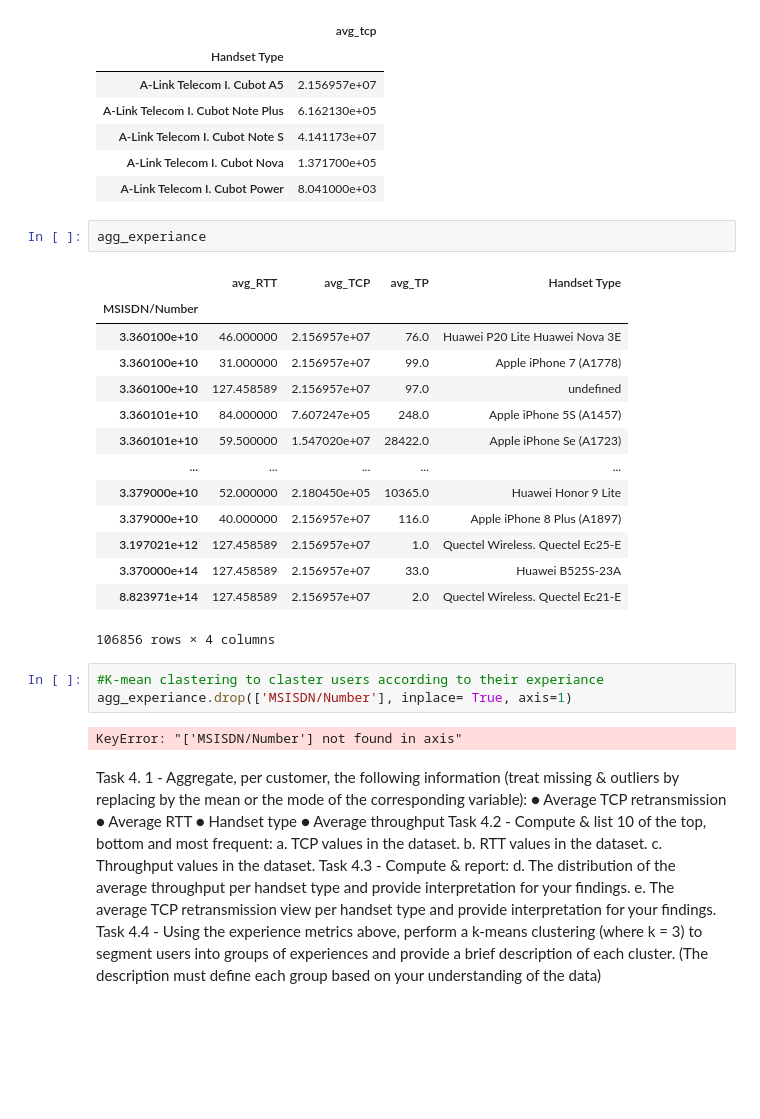
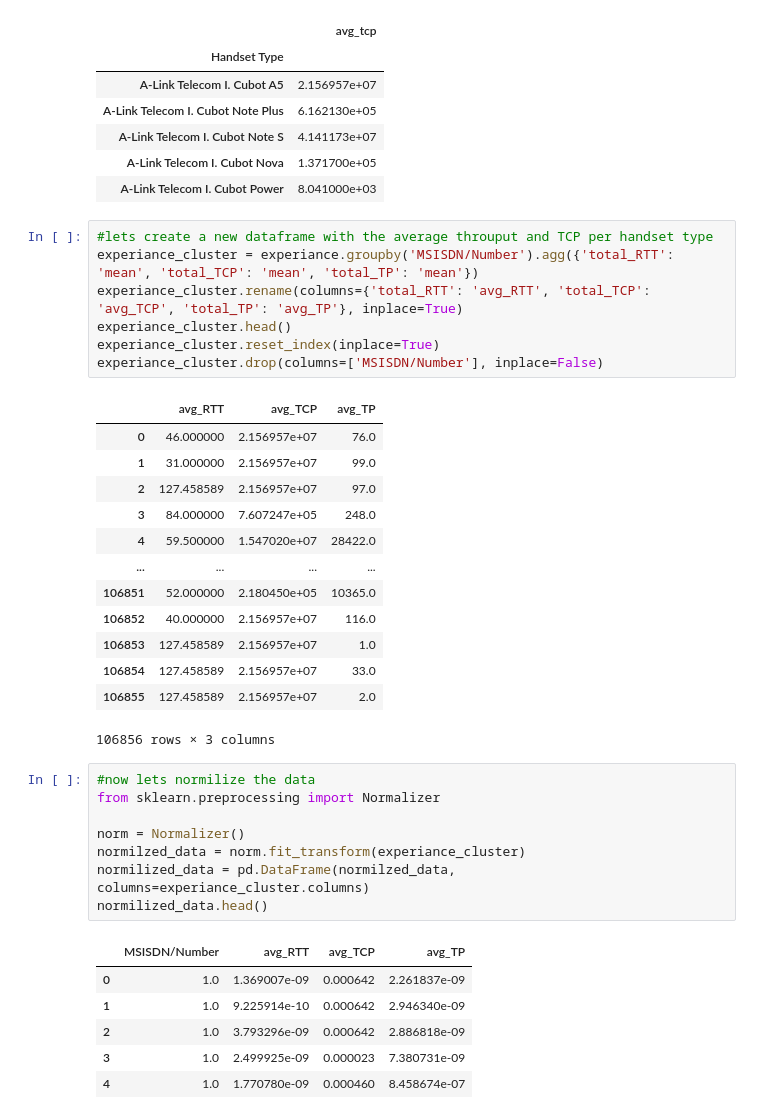
Before and after one commit to Keriii/week_1, a Jupyter notebook: notebook/User Experiance Analysis.ipynb, the cells around one changed output. Saved outputs shown, nothing was run; the diff lists cells and outputs as text; blank space fills up the shorter version.

Commit message:
Task 3.3 fixed some bugs

```diff
--- a/notebook/User Experiance Analysis.ipynb
+++ b/notebook/User Experiance Analysis.ipynb
@@ -207,39 +207,39 @@ avg_TCP_by_handset_type.head()
 | A-Link Telecom I. Cubot Note S | 4.141173e+07 |
 | A-Link Telecom I. Cubot Nova | 1.371700e+05 |
 | A-Link Telecom I. Cubot Power | 8.041000e+03 |
-# %%
-agg_experiance
-# %% [output]
-|  | avg_RTT | avg_TCP | avg_TP | Handset Type |
-| MSISDN/Number |  |  |  |  |
-| 3.360100e+10 | 46.000000 | 2.156957e+07 | 76.0 | Huawei P20 Lite Huawei Nova 3E |
-| 3.360100e+10 | 31.000000 | 2.156957e+07 | 99.0 | Apple iPhone 7 (A1778) |
-| 3.360100e+10 | 127.458589 | 2.156957e+07 | 97.0 | undefined |
-| 3.360101e+10 | 84.000000 | 7.607247e+05 | 248.0 | Apple iPhone 5S (A1457) |
-| 3.360101e+10 | 59.500000 | 1.547020e+07 | 28422.0 | Apple iPhone Se (A1723) |
-| ... | ... | ... | ... | ... |
-| 3.379000e+10 | 52.000000 | 2.180450e+05 | 10365.0 | Huawei Honor 9 Lite |
-| 3.379000e+10 | 40.000000 | 2.156957e+07 | 116.0 | Apple iPhone 8 Plus (A1897) |
-| 3.197021e+12 | 127.458589 | 2.156957e+07 | 1.0 | Quectel Wireless. Quectel Ec25-E |
-| 3.370000e+14 | 127.458589 | 2.156957e+07 | 33.0 | Huawei B525S-23A |
-| 8.823971e+14 | 127.458589 | 2.156957e+07 | 2.0 | Quectel Wireless. Quectel Ec21-E |
-106856 rows × 4 columns
-# %%
-#K-mean clastering to claster users according to their experiance
-agg_experiance.drop(['MSISDN/Number'], inplace= True, axis=1)
-# %% [output]
-KeyError: "['MSISDN/Number'] not found in axis"
-# %% [markdown]
-Task 4. 1 - Aggregate, per customer, the following information (treat missing & outliers by replacing by the mean or the mode of the corresponding variable):
-●	Average TCP retransmission
-●	Average RTT
-●	Handset type
-●	Average throughput
-Task 4.2 - Compute & list 10 of the top, bottom and most frequent:
-a.	TCP values in the dataset.
-b.	RTT values in the dataset.
-c.	Throughput values in the dataset.
-Task 4.3 - Compute & report:
-d.	The distribution of the average throughput  per handset type and provide interpretation for your findings.
-e.	The average TCP retransmission view per handset type and provide interpretation for your findings.
-Task 4.4 - Using the experience metrics above, perform a k-means clustering (where k = 3) to segment users into groups of experiences and provide a brief description of each cluster. (The description must define each group based on your understanding of the data)
+# %%
+#lets create a new dataframe with the average throuput and TCP per handset type
+experiance_cluster = experiance.groupby('MSISDN/Number').agg({'total_RTT': 'mean', 'total_TCP': 'mean', 'total_TP': 'mean'})
+experiance_cluster.rename(columns={'total_RTT': 'avg_RTT', 'total_TCP': 'avg_TCP', 'total_TP': 'avg_TP'}, inplace=True)
+experiance_cluster.head()
+experiance_cluster.reset_index(inplace=True)
+experiance_cluster.drop(columns=['MSISDN/Number'], inplace=False)
+# %% [output]
+|  | avg_RTT | avg_TCP | avg_TP |
+| 0 | 46.000000 | 2.156957e+07 | 76.0 |
+| 1 | 31.000000 | 2.156957e+07 | 99.0 |
+| 2 | 127.458589 | 2.156957e+07 | 97.0 |
+| 3 | 84.000000 | 7.607247e+05 | 248.0 |
+| 4 | 59.500000 | 1.547020e+07 | 28422.0 |
+| ... | ... | ... | ... |
+| 106851 | 52.000000 | 2.180450e+05 | 10365.0 |
+| 106852 | 40.000000 | 2.156957e+07 | 116.0 |
+| 106853 | 127.458589 | 2.156957e+07 | 1.0 |
+| 106854 | 127.458589 | 2.156957e+07 | 33.0 |
+| 106855 | 127.458589 | 2.156957e+07 | 2.0 |
+106856 rows × 3 columns
+# %%
+#now lets normilize the data
+from sklearn.preprocessing import Normalizer
+
+norm = Normalizer()
+normilzed_data = norm.fit_transform(experiance_cluster)
+normilized_data = pd.DataFrame(normilzed_data, columns=experiance_cluster.columns)
+normilized_data.head()
+# %% [output]
+|  | MSISDN/Number | avg_RTT | avg_TCP | avg_TP |
+| 0 | 1.0 | 1.369007e-09 | 0.000642 | 2.261837e-09 |
+| 1 | 1.0 | 9.225914e-10 | 0.000642 | 2.946340e-09 |
+| 2 | 1.0 | 3.793296e-09 | 0.000642 | 2.886818e-09 |
+| 3 | 1.0 | 2.499925e-09 | 0.000023 | 7.380731e-09 |
+| 4 | 1.0 | 1.770780e-09 | 0.000460 | 8.458674e-07 |
```
Also changed, not shown: parts of 5 cells of this notebook.
